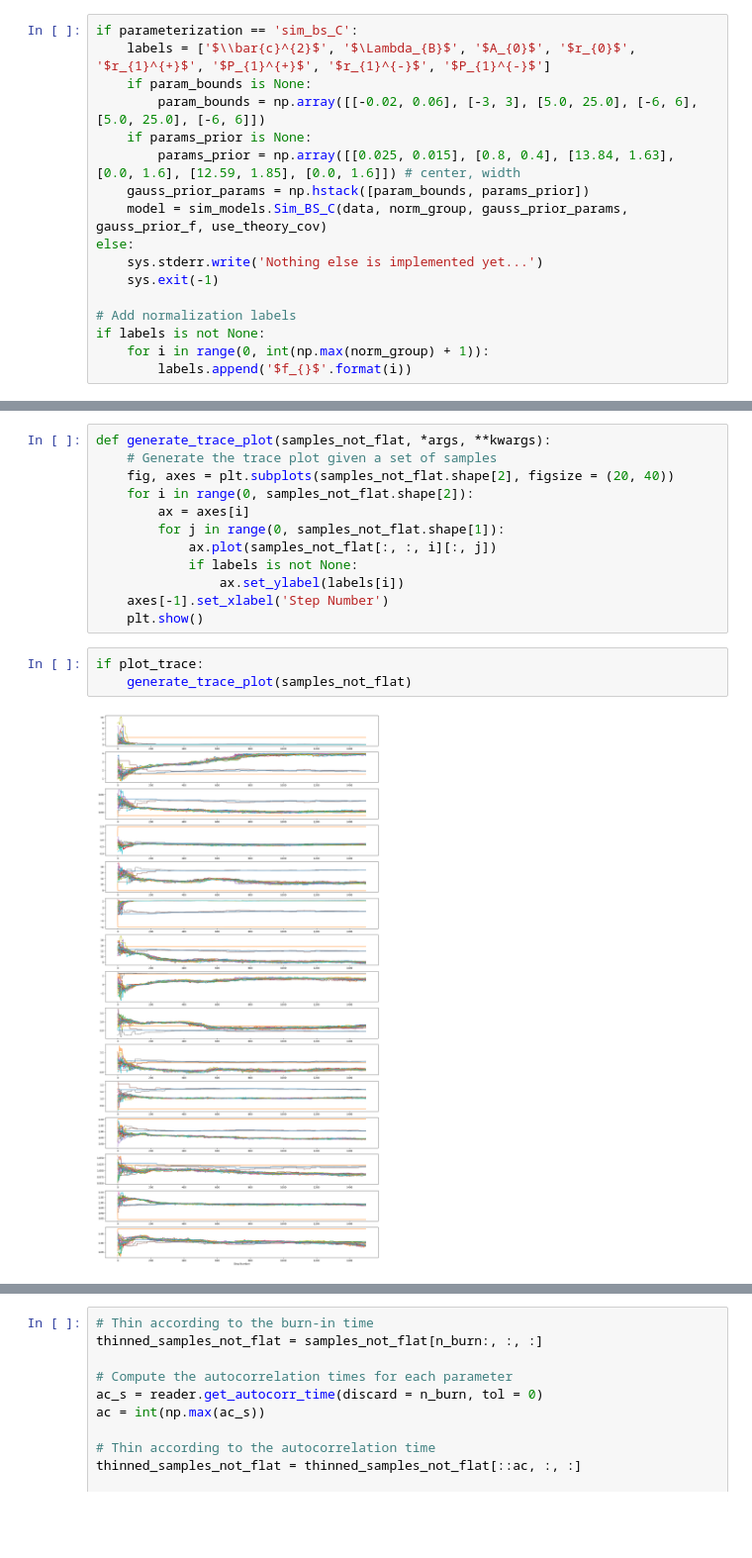
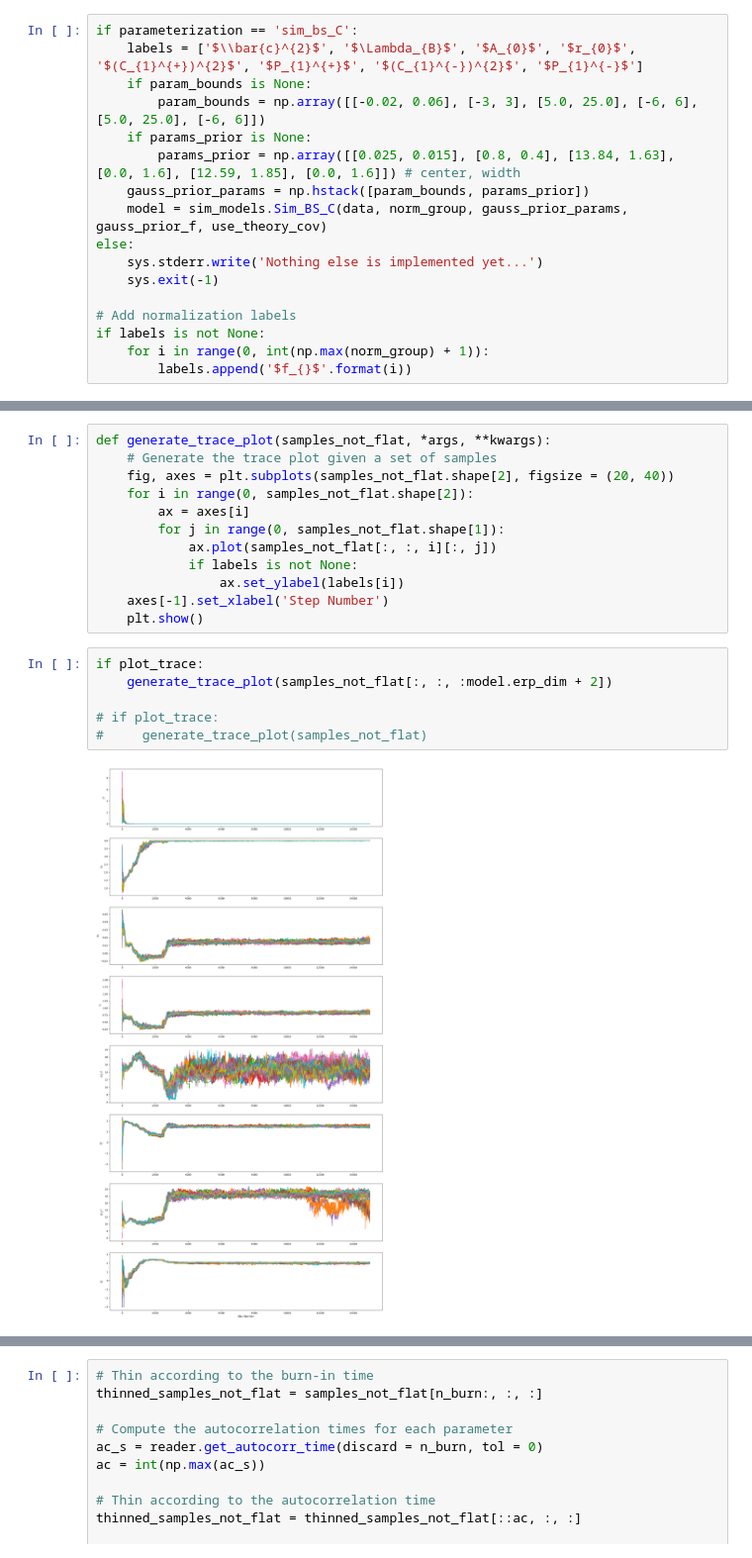
Before and after one commit to AndriusBurn/he3alpha-sampler, a Jupyter notebook: sim_analysis.ipynb, the cells around one changed output, grey strips where cells are left out. Shown at 99% size. Drawn from its saved outputs; the diff is of its cells as text; blank space fills up the shorter version.

Commit message:
Modified labels and plots

```diff
--- a/sim_analysis.ipynb
+++ b/sim_analysis.ipynb
@@ -54,7 +54,7 @@ norm_group = loader.get_normalization_grouping()
 gauss_prior_f = loader.get_normalization_prior_info()
 # %%
 if parameterization == 'sim_bs_C':
-    labels = ['$\\bar{c}^{2}$', '$\Lambda_{B}$', '$A_{0}$', '$r_{0}$', '$r_{1}^{+}$', '$P_{1}^{+}$', '$r_{1}^{-}$', '$P_{1}^{-}$']
+    labels = ['$\\bar{c}^{2}$', '$\Lambda_{B}$', '$A_{0}$', '$r_{0}$', '$(C_{1}^{+})^{2}$', '$P_{1}^{+}$', '$(C_{1}^{-})^{2}$', '$P_{1}^{-}$']
     if param_bounds is None:
         param_bounds = np.array([[-0.02, 0.06], [-3, 3], [5.0, 25.0], [-6, 6], [5.0, 25.0], [-6, 6]])
     if params_prior is None:
@@ -88,9 +88,12 @@ def generate_trace_plot(samples_not_flat, *args, **kwargs):
     plt.show()
 # %%
 if plot_trace:
-    generate_trace_plot(samples_not_flat)
+    generate_trace_plot(samples_not_flat[:, :, :model.erp_dim + 2])
+
+# if plot_trace:
+#     generate_trace_plot(samples_not_flat)
 # %% [output]
-[figure, old version]
+[figure, new version]
 # %%
 # Look at the variances within each chain to determine if the walker is moving enough or if it is stuck.
 within_chain_means = np.mean(samples_not_flat[n_burn:, :, :], axis = 0)
```
Also changed, not shown: parts of 3 cells of this notebook.
